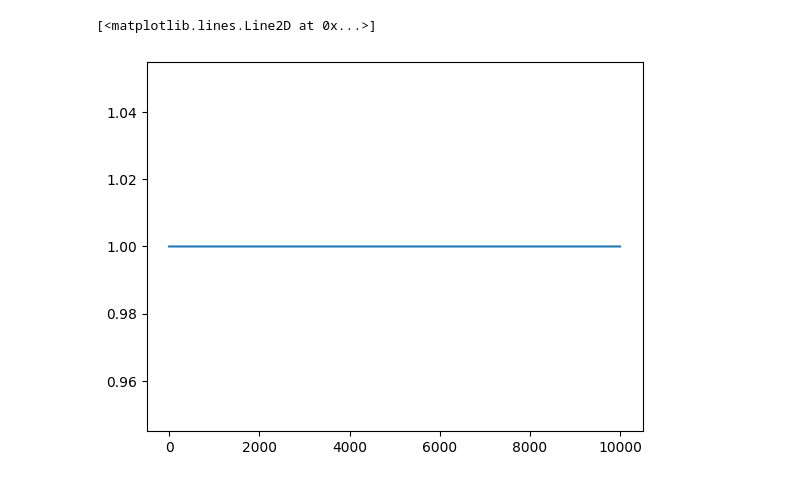
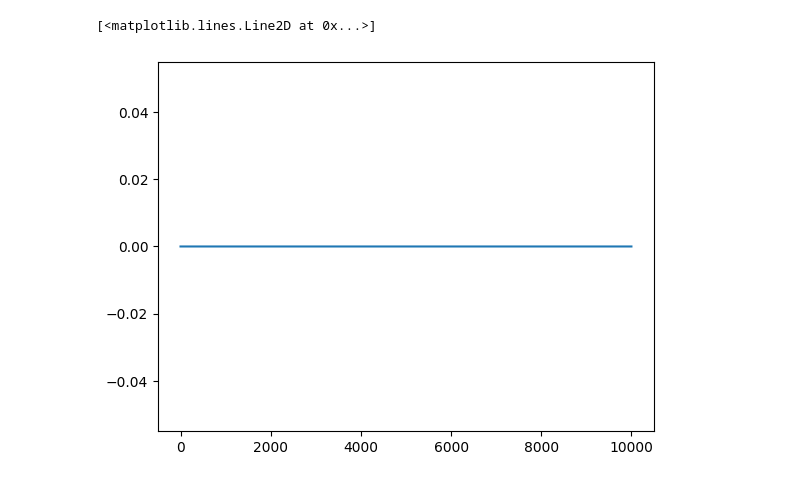
Before and after one commit to suanno/stage2, a Jupyter notebook: codes_tdgl/2D/fileCin generation/generate.ipynb, the cells around one changed output. Saved outputs shown, nothing was run; the diff lists cells and outputs as text; code cells hidden in the pictures.

```diff
--- a/codes_tdgl/2D/fileCin generation/generate.ipynb
+++ b/codes_tdgl/2D/fileCin generation/generate.ipynb
@@ -13,17 +13,17 @@ ts = np.linspace(0,tspan,N)
 # %%
 # Create evolution directory
 name = "fileCin.dat"
 dir = "../" + name
 # Copy files
 f = open(dir, "w")
 for i in np.arange(0,N):
     T = 10
     Cs[i] = 0.1*np.sin(2*np.pi*ts[i]/T)
-    Cs[i] = 1
+    #Cs[i] = 0
     f.write(str(ts[i]) + " " + str(Cs[i]) + "\n")
 f.close()
 
 plt.plot(ts, Cs)
 # %% [output]
 [<matplotlib.lines.Line2D at 0x...>]
-[figure, old version]
+[figure, new version]
```
Also changed, not shown: 17 other files.
